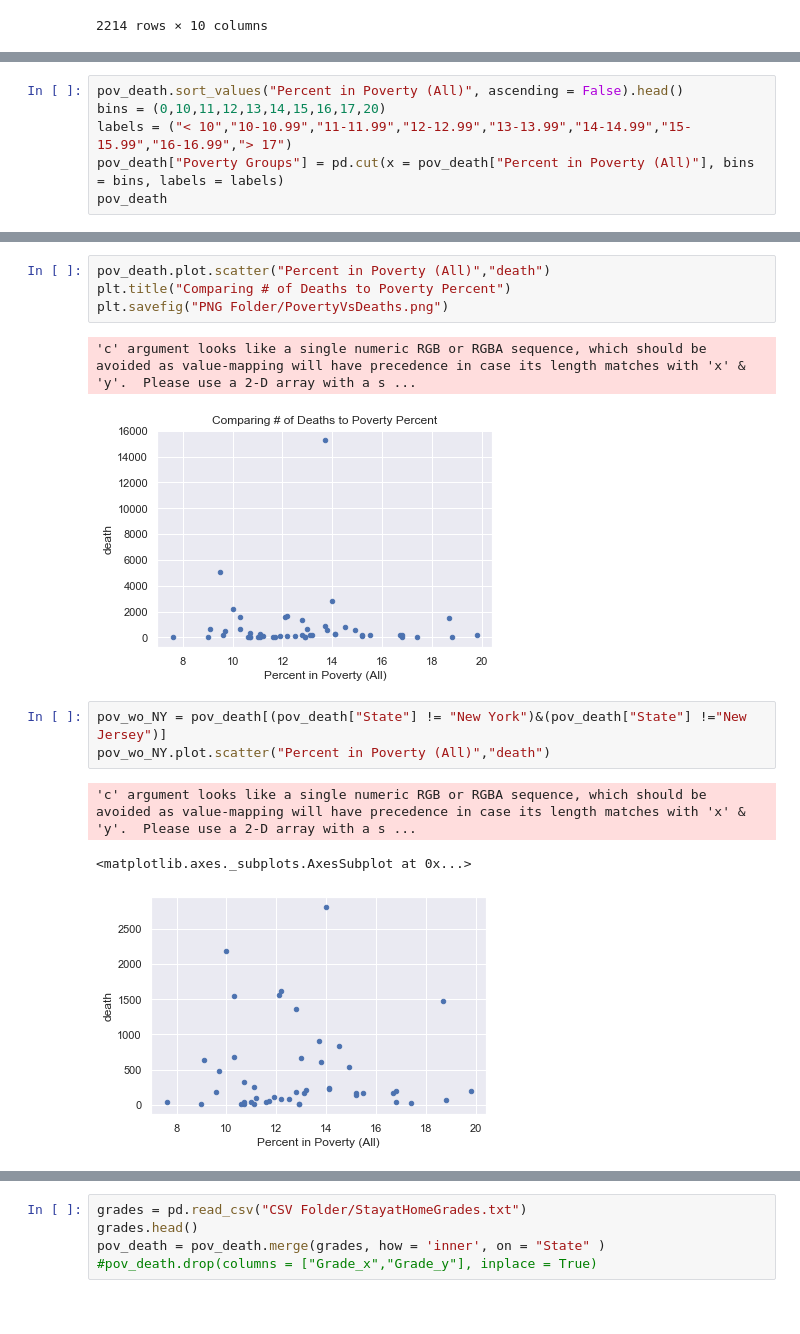
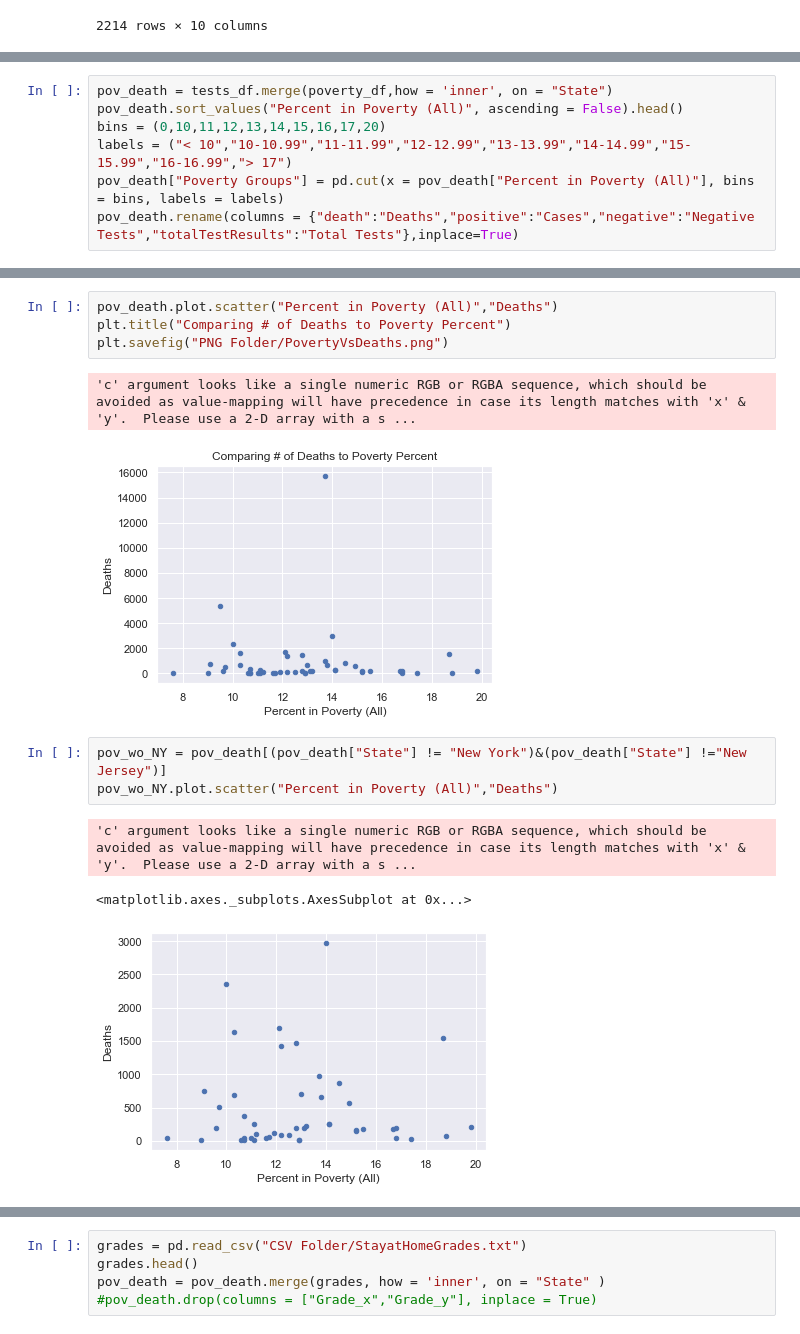
Before and after one commit to lmstevens/Group_Project_1, a Jupyter notebook: Jimmy_Graphics.ipynb, the cells around one changed output, grey strips where cells are left out. Drawn from its saved outputs; the diff is of its cells as text.

```diff
--- a/Jimmy_Graphics.ipynb
+++ b/Jimmy_Graphics.ipynb
@@ -302,6 +303,7 @@ pov_death.head()
 # %%
+pov_death = tests_df.merge(poverty_df,how = 'inner', on = "State")
 pov_death.sort_values("Percent in Poverty (All)", ascending = False).head()
 bins = (0,10,11,12,13,14,15,16,17,20)
 labels = ("< 10","10-10.99","11-11.99","12-12.99","13-13.99","14-14.99","15-15.99","16-16.99","> 17")
 pov_death["Poverty Groups"] = pd.cut(x = pov_death["Percent in Poverty (All)"], bins = bins, labels = labels)
-pov_death
+pov_death.rename(columns = {"death":"Deaths","positive":"Cases","negative":"Negative Tests","totalTestResults":"Total Tests"},inplace=True)
@@ -326,14 +310,14 @@ pov_death
 # %%
-pov_death.plot.scatter("Percent in Poverty (All)","death")
+pov_death.plot.scatter("Percent in Poverty (All)","Deaths")
 plt.title("Comparing # of Deaths to Poverty Percent")
 plt.savefig("PNG Folder/PovertyVsDeaths.png")
 # %% [output]
 'c' argument looks like a single numeric RGB or RGBA sequence, which should be avoided as value-mapping will have precedence in case its length matches with 'x' & 'y'.  Please use a 2-D array with a s ...
-[figure, old version]
+[figure, new version]
 # %%
 pov_wo_NY = pov_death[(pov_death["State"] != "New York")&(pov_death["State"] !="New Jersey")]
-pov_wo_NY.plot.scatter("Percent in Poverty (All)","death")
+pov_wo_NY.plot.scatter("Percent in Poverty (All)","Deaths")
 # %% [output]
 'c' argument looks like a single numeric RGB or RGBA sequence, which should be avoided as value-mapping will have precedence in case its length matches with 'x' & 'y'.  Please use a 2-D array with a s ...
 <matplotlib.axes._subplots.AxesSubplot at 0x...>
-[figure, old version]
+[figure, new version]
```
Also changed, not shown: parts of 19 cells of this notebook, 2 other files.
